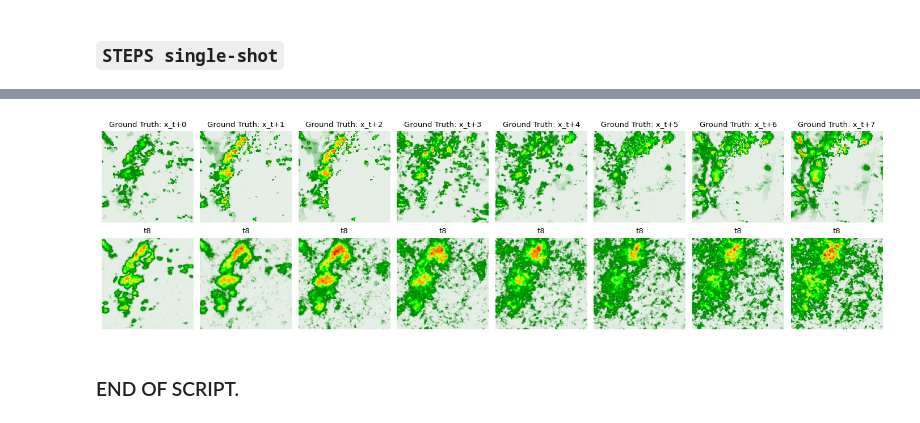
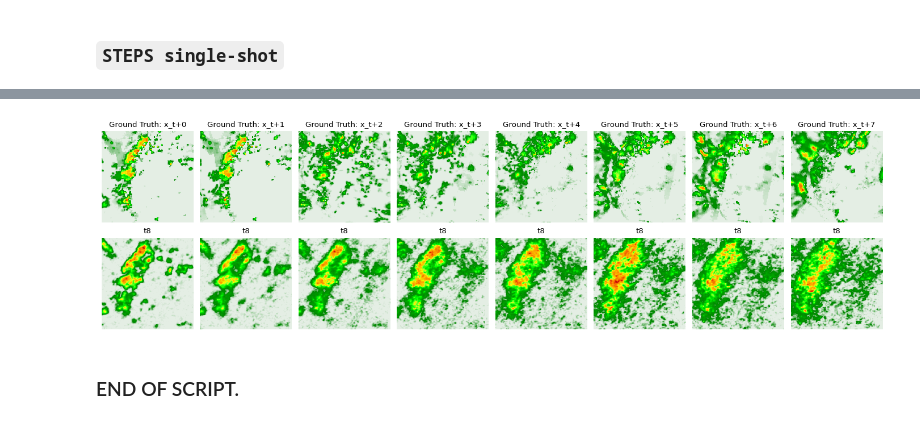
Before and after one commit to Dseal95/DYffcast, a Jupyter notebook: rainnow/notebooks/pysteps_steps/pysteps_exploration.ipynb, the cells around one changed output, grey strips where cells are left out. Drawn from its saved outputs; the diff is of its cells as text; code cells hidden in the pictures.

```diff
--- a/rainnow/notebooks/pysteps_steps/pysteps_exploration.ipynb
+++ b/rainnow/notebooks/pysteps_steps/pysteps_exploration.ipynb
@@ -154,7 +153,7 @@ b = 0
 pysteps_model = PyStepsSTEPSNowcastModel(
     input_precip_sequence=dummy_inputs[b, ...],
     input_dims=(1, 128, 128),  # c, h, w.
-    horizon=30,  # in min
+    horizon=30 * 1,  # in min
     data_time_interval=30,
     data_km_per_pixel_resolution=10,
     num_ensemble=10,
@@ -168,6 +167,7 @@ R_f = pysteps_model.nowcast(
     noise_method="nonparametric",  # adds stochastic noise to represent growth/decay
     vel_pert_method="bps",  # If set to None, the advection field is not perturbed.
     mask_method="incremental",  # "sprog",
+    seed=42,
 )
 
 # plot nowcasts.
@@ -245,8 +245,10 @@ Num samples = 18 w/ dims: torch.Size([12, 1, 128, 128])
 # [         [x] [x]       [y1]      [y2]] --> [y3]
 # [             [x]       [y1]      [y2]      [y3]] --> [y4]
 # ...
+
 results = []
 for e, (X, target) in enumerate(eval_loader):
+    print(f"\n*** Generate Nowcast ({e+1}) ***\n")
     s = time.time()
     predictions = {}
     for t in range(target.size(0)):
@@ -254,7 +256,7 @@ for e, (X, target) in enumerate(eval_loader):
         pysteps_model = PyStepsSTEPSNowcastModel(
             input_precip_sequence=X,
             input_dims=(1, 128, 128),  # c, h, w.
-            horizon=30,  # in min
+            horizon=30 * 1,  # in min
             data_time_interval=30,
             data_km_per_pixel_resolution=10,
             num_ensemble=10,
@@ -268,7 +270,8 @@ for e, (X, target) in enumerate(eval_loader):
             n_cascade_levels=6,
             noise_method="nonparametric",  # adds stochastic noise to represent growth/decay.
             vel_pert_method="bps",  # If set to None, the advection field is not perturbed.
-            mask_method="incremental",  # "sprog",
+            mask_method="incremental",  # "sprog"
+            seed=42,
         )
 
         # get mean of ensemble.
@@ -278,7 +281,7 @@ for e, (X, target) in enumerate(eval_loader):
         predictions[f"t{t+1}"] = torch.from_numpy(pred)
 
         # update the inputs with the last pred.
-        X = torch.concat([X[1:, ...], torch.from_numpy(np.mean(R_f, axis=0)).unsqueeze(0)], dim=0)
+        X = torch.concat([X[1:, ...], torch.from_numpy(pred).unsqueeze(0)], dim=0)
 
     print(f"time taken = {time.time() - s}s")
     results.append([target, predictions])
@@ -309,16 +294,17 @@ c = 0
 figsize = (14, 4)
 plot_params = {"cmap": rain_cmap, "vmin": 2, "vmax": 18}
 
-idx = 12
+idx = 6
 targets, predictions = results[idx]
-predictions = {k: v for k, v in predictions.items()}
 
 fig, axs = plt.subplots(2, targets.size(0), figsize=figsize)
 plt.rcParams.update(global_params)
+
 # plot ground truth in the 1st row.
 for j in range(targets.size(0)):
     axs[0, j].imshow(targets[j, c, ...], **{"cmap": rain_cmap})
     axs[0, j].set_title(f"Ground Truth: x_t+{j}")
+
 # plot predictions.
 for e, (k, pred) in enumerate(predictions.items()):
     axs[1, e].imshow(pred[c, :, :], **{"cmap": rain_cmap})
@@ -387,28 +355,28 @@ Computing nowcast for time step 8... done.
 # %%
 # plot the predictions:
 c = 0
 figsize = (14, 4)
 plot_params = {"cmap": rain_cmap, "vmin": 0.5, "vmax": 18}
 
-idx = 12
+idx = 6
 
 targets, predictions = results[idx]
 
 fig, axs = plt.subplots(2, targets.size(0), figsize=figsize)
 plt.rcParams.update(global_params)
 # plot ground truth in the 1st row.
 for j in range(targets.size(0)):
     axs[0, j].imshow(targets[j, c, ...], **{"cmap": rain_cmap})
     axs[0, j].set_title(f"Ground Truth: x_t+{j}")
 # plot predictions.
 for e, pred in enumerate(predictions):
     axs[1, e].imshow(pred, **{"cmap": rain_cmap})
     axs[1, e].set_title(f"{k}")
 for ax in axs.flatten():
     ax.axis("off")
 
 plt.tight_layout()
 # %% [output]
-[figure, old version]
+[figure, new version]
 # %% [markdown]
 ### END OF SCRIPT.
```
Also changed, not shown: parts of 10 cells of this notebook.
